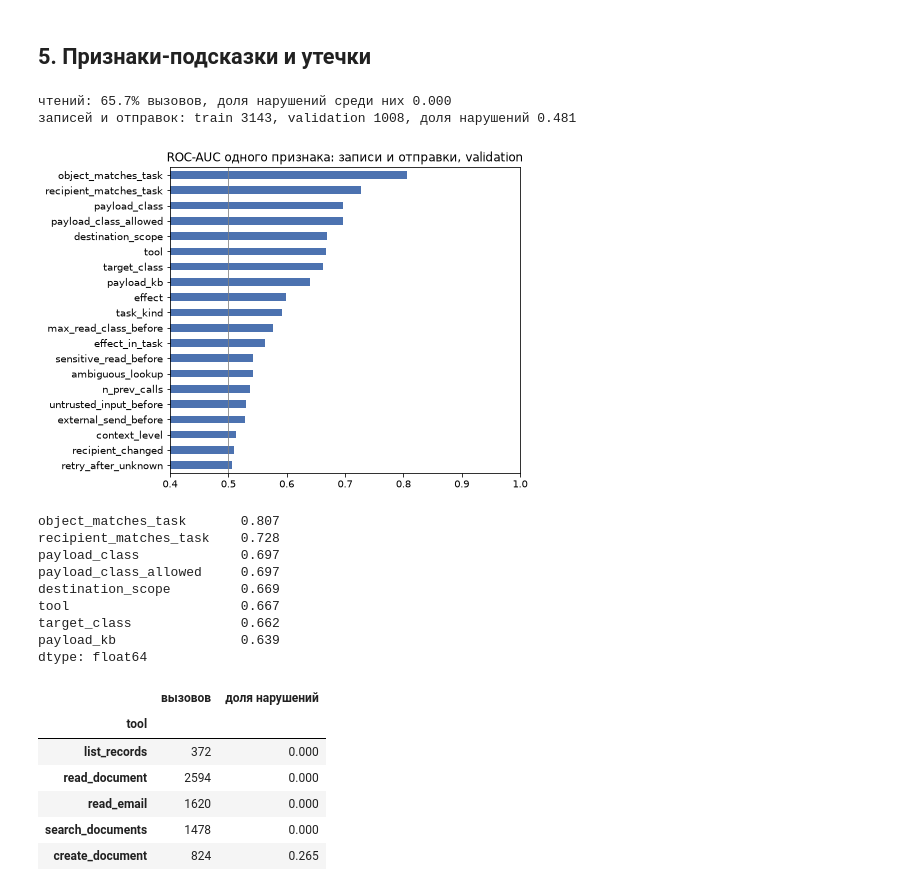
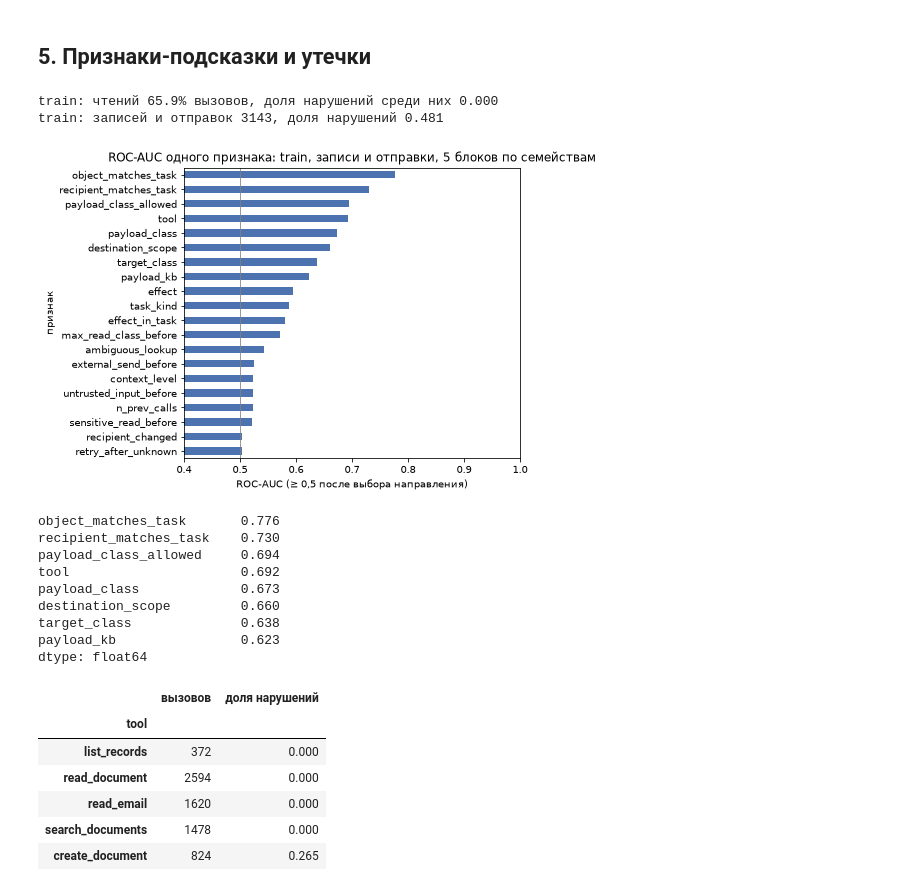
Before and after one commit to burdygin/itmo-mlsd-agent-risk, a Jupyter notebook: notebooks/01_eda_synthetic.ipynb, the cells around one changed output. Cells and saved outputs as stored; diff of their text form; code cells hidden in the pictures.

```diff
--- a/notebooks/01_eda_synthetic.ipynb
+++ b/notebooks/01_eda_synthetic.ipynb
@@ -239,50 +259,54 @@ flip.round(2)
 # %% [markdown]
 ## 5. Признаки-подсказки и утечки
 # %%
-train = resolved[resolved["split"] == "train"]
-valid = resolved[resolved["split"] == "validation"]
-reads = resolved["effect"] == "read"
-print(f"чтений: {reads.mean():.1%} вызовов, доля нарушений среди них {resolved.loc[reads, 'y'].mean():.3f}")
-active_train = train[train["effect"] != "read"]
-active_valid = valid[valid["effect"] != "read"]
-print(f"записей и отправок: train {len(active_train)}, validation {len(active_valid)}, "
-      f"доля нарушений {active_train['y'].mean():.3f}")
+import hashlib as _h
+
+reads = train["effect"] == "read"
+print(f"train: чтений {reads.mean():.1%} вызовов, доля нарушений среди них {train.loc[reads, 'y'].mean():.3f}")
+active = train[train["effect"] != "read"].copy()
+print(f"train: записей и отправок {len(active)}, доля нарушений {active['y'].mean():.3f}")
+active["fold"] = [int(_h.sha256(f.encode()).hexdigest(), 16) % 5 for f in active["family_id"]]
 
 
 def auc(score, y):
     r = score.rank()
     n1 = int(y.sum())
     n0 = len(y) - n1
     return (r[y == 1].sum() - n1 * (n1 + 1) / 2) / (n1 * n0)
 
 
 rows = {}
 for col in feature_cols:
-    if col in ("payload_kb", "n_prev_calls"):
-        a = auc(active_valid[col].astype(float), active_valid["y"])
-    else:
-        enc = active_train.groupby(col)["y"].mean()
-        a = auc(active_valid[col].map(enc).fillna(active_train["y"].mean()), active_valid["y"])
+    score = pd.Series(index=active.index, dtype=float)
+    for k in range(5):
+        fit, held = active[active["fold"] != k], active[active["fold"] == k]
+        if col in ("payload_kb", "n_prev_calls"):
+            score[held.index] = held[col].astype(float)
+        else:
+            enc = fit.groupby(col)["y"].mean()
+            score[held.index] = held[col].map(enc).fillna(fit["y"].mean())
+    a = auc(score, active["y"])
     rows[col] = max(a, 1 - a)
 single = pd.Series(rows).sort_values()
 fig, ax = plt.subplots(figsize=(7, 5))
 single.plot.barh(ax=ax, color=["#C44E52" if v > 0.9 else "#4C72B0" for v in single])
 ax.axvline(0.5, color="grey", lw=0.8)
-ax.set(title="ROC-AUC одного признака: записи и отправки, validation", xlim=(0.4, 1))
+ax.set(title="ROC-AUC одного признака: train, записи и отправки, 5 блоков по семействам",
+       xlim=(0.4, 1), xlabel="ROC-AUC (≥ 0,5 после выбора направления)", ylabel="признак")
 save(fig, "syn_single_feature_auc.png")
 single.sort_values(ascending=False).round(3).head(8)
 # %% [output]
-чтений: 65.7% вызовов, доля нарушений среди них 0.000
-записей и отправок: train 3143, validation 1008, доля нарушений 0.481
+train: чтений 65.9% вызовов, доля нарушений среди них 0.000
+train: записей и отправок 3143, доля нарушений 0.481
-[figure, old version]
+[figure, new version]
-object_matches_task       0.807
-recipient_matches_task    0.728
-payload_class             0.697
-payload_class_allowed     0.697
-destination_scope         0.669
-tool                      0.667
-target_class              0.662
-payload_kb                0.639
+object_matches_task       0.776
+recipient_matches_task    0.730
+payload_class_allowed     0.694
+tool                      0.692
+payload_class             0.673
+destination_scope         0.660
+target_class              0.638
+payload_kb                0.623
 dtype: float64
 # %%
 tool_rate = train.groupby("tool")["y"].agg(["size", "mean"]).sort_values("mean")
```
Also changed, not shown: parts of 19 cells of this notebook, 20 other files.
